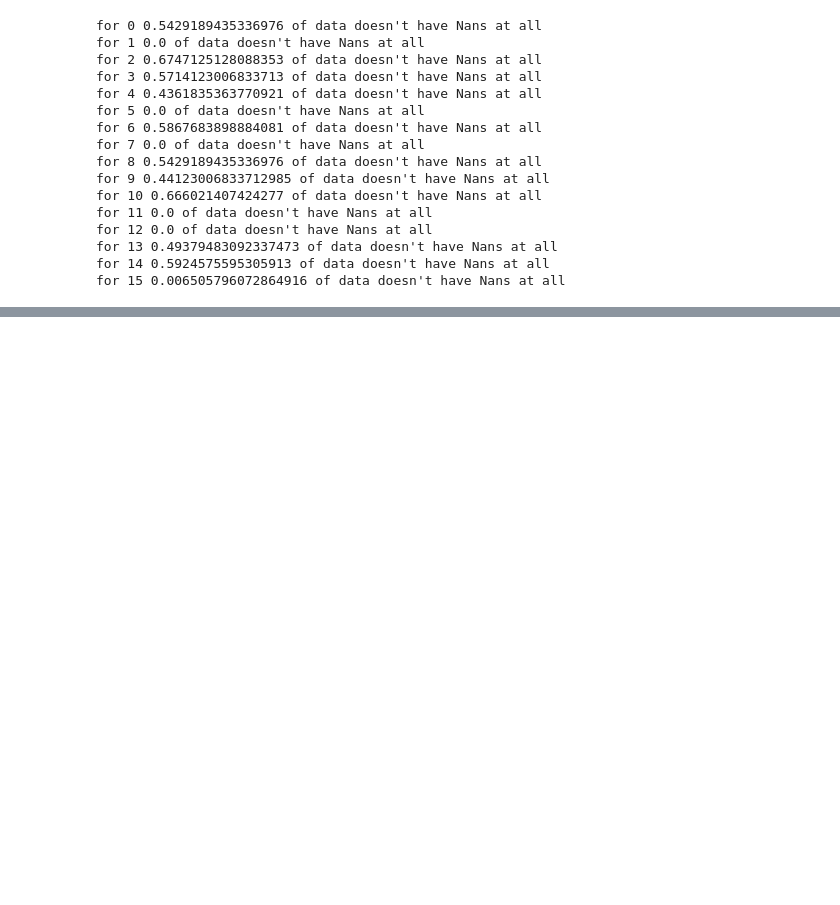
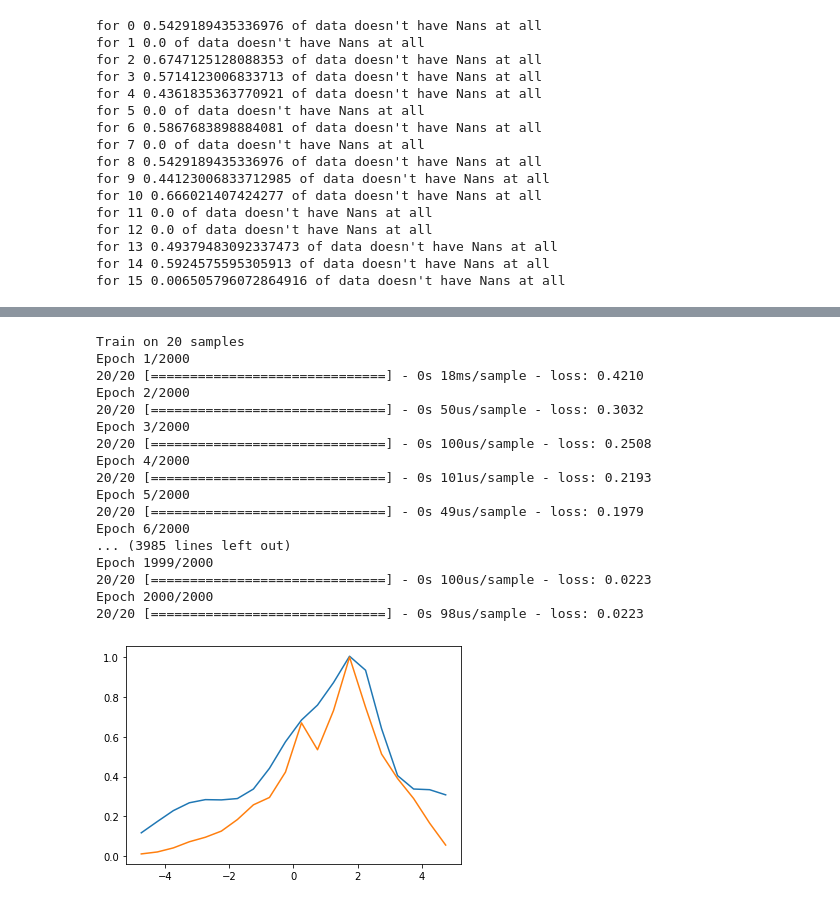
Before and after one commit to Markfryazino/ASHRAE-AMI-number, a Jupyter notebook: Data analysis and Linear Regression.ipynb, the cells around one changed output, grey strips where cells are left out. Drawn from its saved outputs; the diff is of its cells as text; code cells hidden in the pictures; blank space fills up the shorter version.

```diff
--- a/Data analysis and Linear Regression.ipynb
+++ b/Data analysis and Linear Regression.ipynb
@@ -129,0 +174,42 @@ plt.show()
+# %%
+def loss(y, y_pred):
+    return tf.reduce_mean((y_pred-y)**2)
+def maxis(y):
+    return tf.reduce_max(y)
+
+inputs_ = layers.Input((1,))
+sp = []
+for i in range(5):
+    sp.append(DestributionLayer((np.random.rand(1)*2-1)*2, 0.1)(inputs_))
+predictions = sum(sp)
+
+model = tf.keras.Model(
+        inputs=inputs_,
+        outputs=predictions)
+
+model.compile(optimizer=tf.keras.optimizers.SGD(0.2),
+              loss=loss)
+
+model.fit(x, y, batch_size=len(x), epochs=2000)
+plt.plot(x, model(x))
+plt.plot(x, y)
+plt.show()
+# %% [output]
+Train on 20 samples
+Epoch 1/2000
+20/20 [==============================] - 0s 18ms/sample - loss: 0.4210
+Epoch 2/2000
+20/20 [==============================] - 0s 50us/sample - loss: 0.3032
+Epoch 3/2000
+20/20 [==============================] - 0s 100us/sample - loss: 0.2508
+Epoch 4/2000
+20/20 [==============================] - 0s 101us/sample - loss: 0.2193
+Epoch 5/2000
+20/20 [==============================] - 0s 49us/sample - loss: 0.1979
+Epoch 6/2000
+... (3985 lines left out)
+Epoch 1999/2000
+20/20 [==============================] - 0s 100us/sample - loss: 0.0223
+Epoch 2000/2000
+20/20 [==============================] - 0s 98us/sample - loss: 0.0223
+[figure, added]
```
Also changed, not shown: parts of 13 cells of this notebook.
